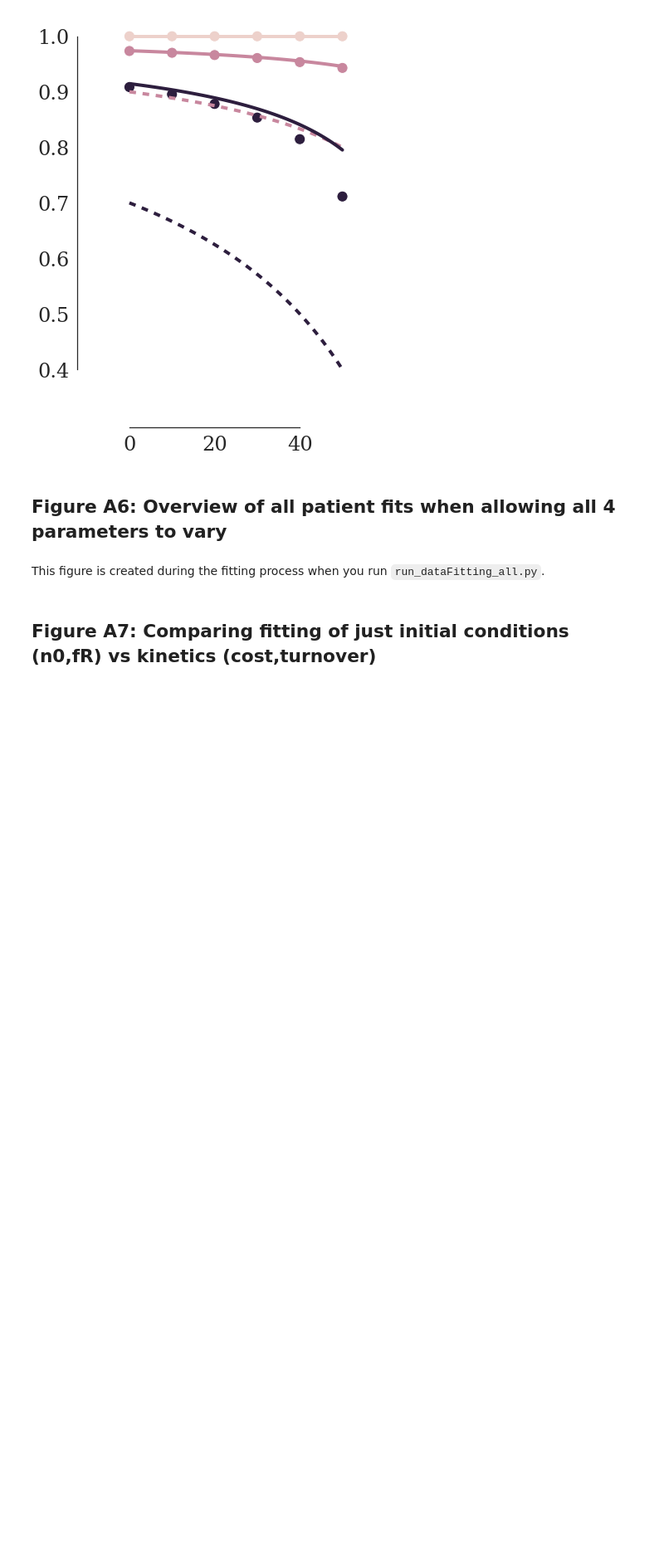
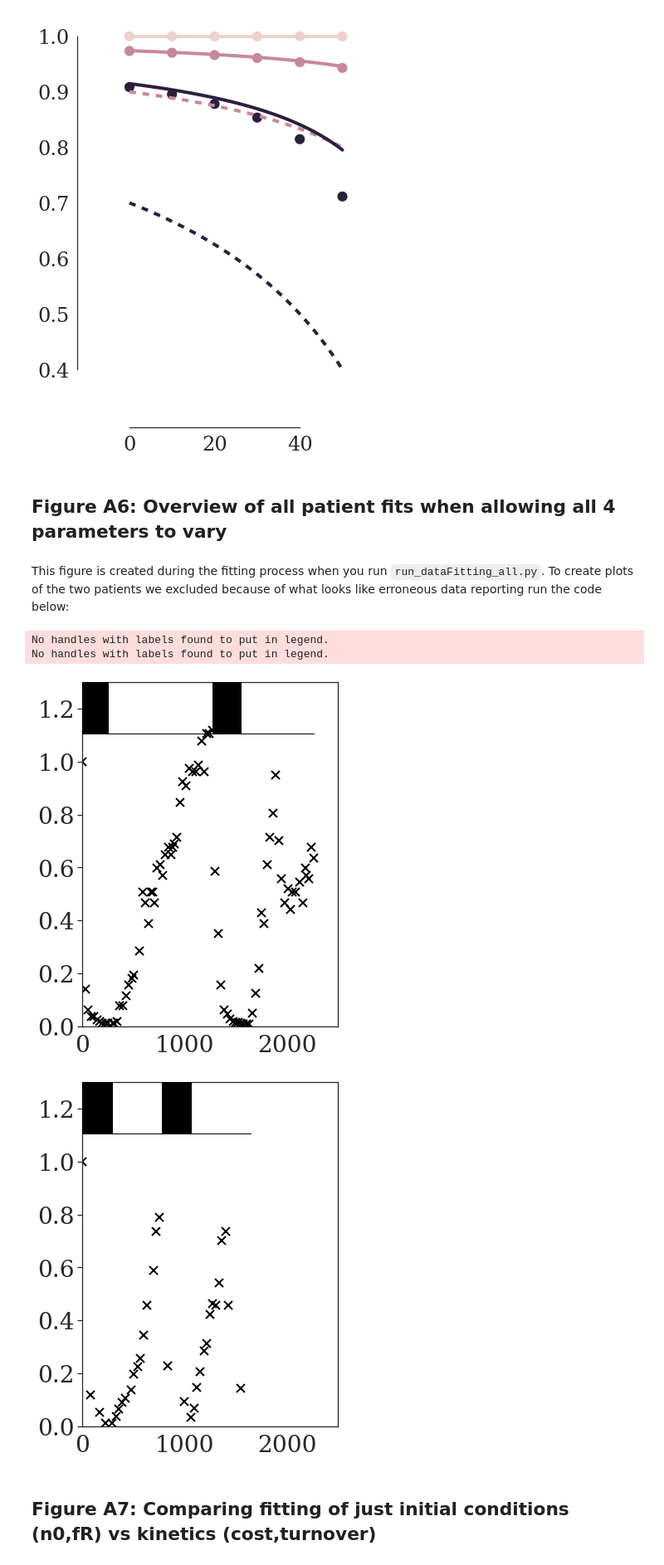
Before and after one commit to MathOnco/strobl2021_space_modulates_competition_AT, a Jupyter notebook: jnb_appendix.ipynb, the cells around one changed output. Shown at 83% size. Cells and saved outputs as stored; diff of their text form; code cells hidden in the pictures; blank space fills up the shorter version.

```diff
--- a/jnb_appendix.ipynb
+++ b/jnb_appendix.ipynb
@@ -793,7 +794,18 @@ plt.savefig("./figures/odeComparison_effectiveK.pdf")
 # %% [markdown]
 ## Figure A6: Overview of all patient fits when allowing all 4 parameters to vary
 # %% [markdown]
-This figure is created during the fitting process when you run `run_dataFitting_all.py`.
+This figure is created during the fitting process when you run `run_dataFitting_all.py`. To create plots of the two patients we excluded because of what looks like erroneous data reporting run the code below:
+# %%
+dataDir = "./data/clinicalData/Bruchovsky_et_al/"
+patientsToPlotList = [2,104]
+for patientId in patientsToPlotList:
+    PlotData(dataDf=LoadPatientData(patientId,dataDir=dataDir),
+             xlim=2.5e3,figsize=(6,7),outName="./figures/p%d.pdf"%patientId)
+# %% [output]
+No handles with labels found to put in legend.
+No handles with labels found to put in legend.
+[figure, added]
+[figure, added]
 # %% [markdown]
 ## Figure A7: Comparing fitting of just initial conditions (n0,fR) vs kinetics (cost,turnover)
 # %%
```
Also changed, not shown: parts of 4 cells of this notebook.
